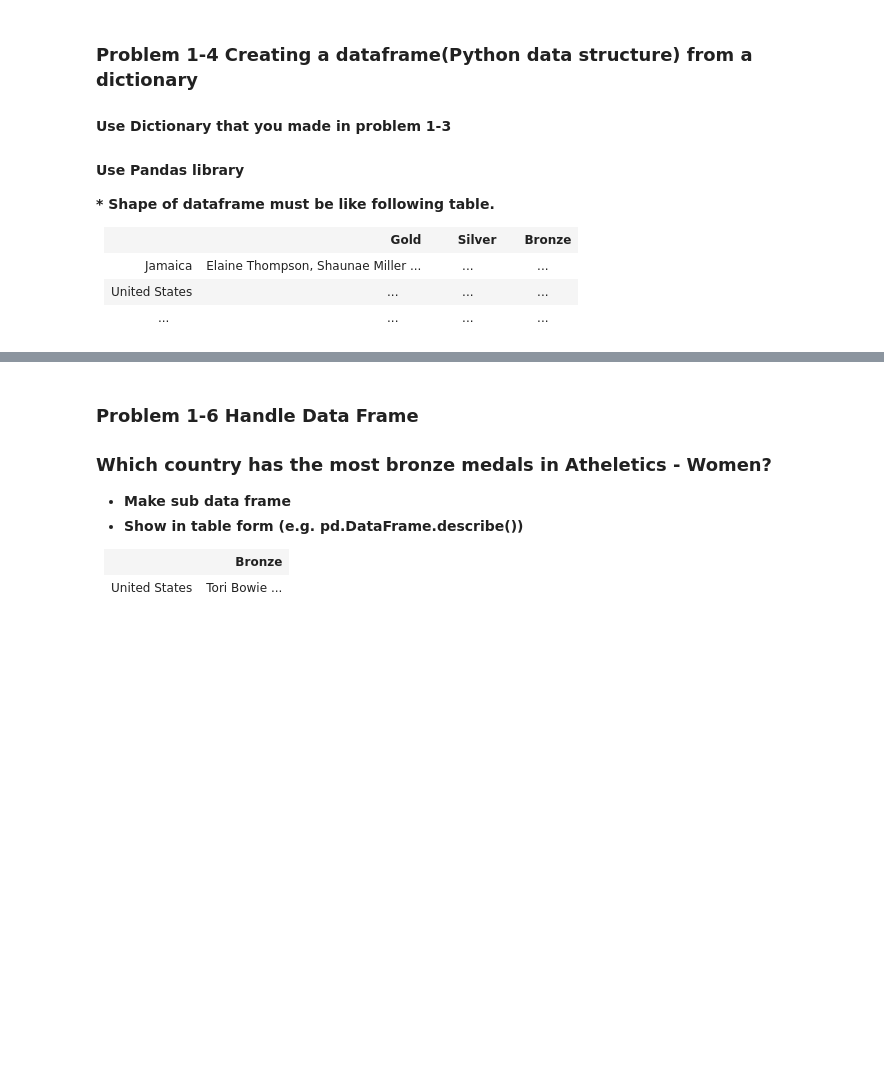
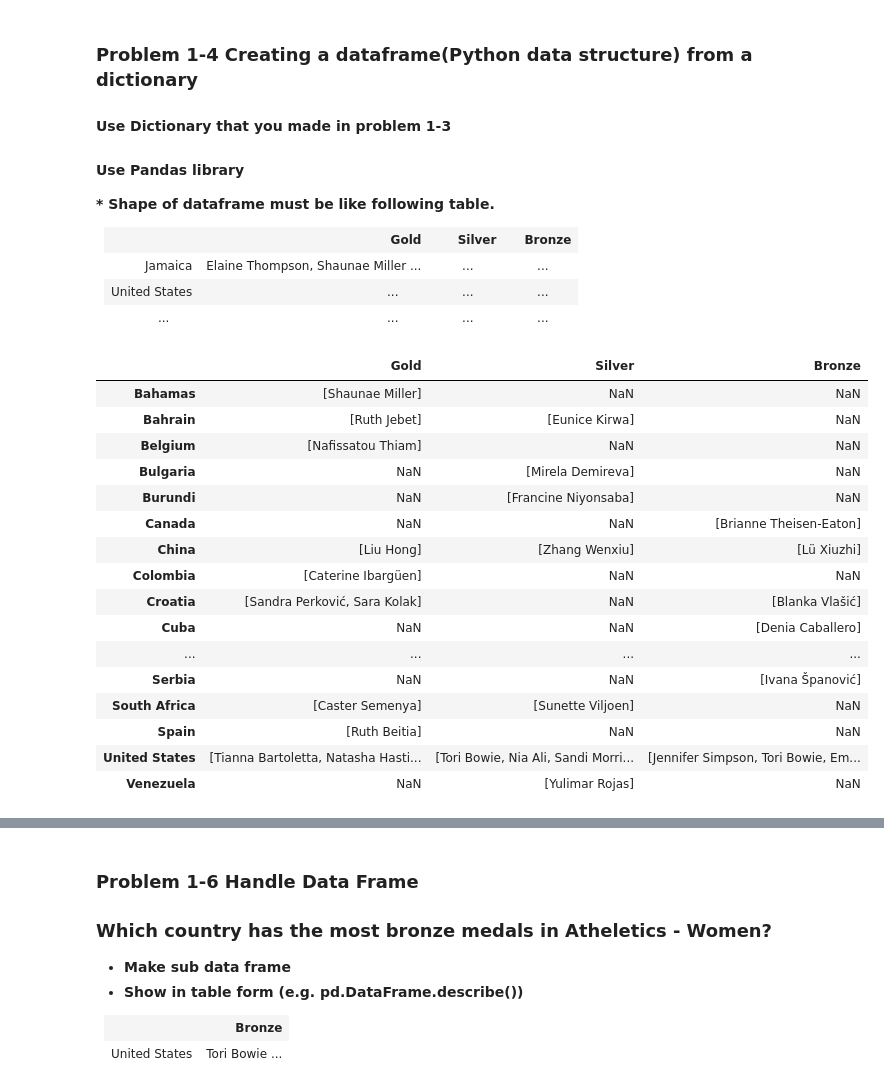
Before and after one commit to JinheonBaek/DataScience, a Jupyter notebook: HW-2/HW2_2016320198_백진헌.ipynb, the cells around one changed output, grey strips where cells are left out. Cells and saved outputs as stored; diff of their text form; code cells hidden in the pictures; blank space fills up the shorter version.

```diff
--- a/HW-2/HW2_2016320198_백진헌.ipynb
+++ b/HW-2/HW2_2016320198_백진헌.ipynb
@@ -267,22 +238,9 @@ for medalist in gold_medalists:
-# %%
-for i in range(3):
-    for medalist in medalists[i]:
-        if len(medalist) == 2:
-            if medalist[1] in atheletics_women_medalists and medals[i] in atheletics_women_medalists[medalist[1]]:
-                atheletics_women_medalists[medalist[1]][medals[i]].append(medalist[0])
-            else:
-                if medalist[1] in atheletics_women_medalists:
-                    atheletics_women_medalists[medalist[1]][medals[i]] = [medalist[0]]
-                else:
-                    atheletics_women_medalists[medalist[1]] = {medals[i]: [medalist[0]]}
-        else:
-            if medalist[0] in atheletics_women_medalists and medals[i] in atheletics_women_medalists[medalist[0]]:
-                atheletics_women_medalists[medalist[0]][medals[i]].extend(medalist[1:])
-            else:
-                if medalist[0] in atheletics_women_medalists:
-                    atheletics_women_medalists[medalist[0]][medals[i]] = [medalist[1:]]
-                else:
-                    atheletics_women_medalists[medalist[0]] = {medals[i]: medalist[1:]}
+# %%
+## Delete Duplicate Data
+for country in atheletics_women_medalists:
+    for medal in medals:
+        if medal in atheletics_women_medalists[country]:
+            atheletics_women_medalists[country][medal] = list(set(atheletics_women_medalists[country][medal]))
 # %%
 atheletics_women_medalists
 # %% [output]
@@ -344,7 +298,26 @@ __* Shape of dataframe must be like following table.__
 # %%
 # create dataframe
 # Use the following code
 # indices: countries, columns: Medal type
 
 ###YOUR CODE HERE###
-df = pd.DataFrame.from_dict(atheletics_women_medalists).T
+df = pd.DataFrame.from_dict(atheletics_women_medalists, orient='index')
+df
+# %% [output]
+|  | Gold | Silver | Bronze |
+| Bahamas | [Shaunae Miller] | NaN | NaN |
+| Bahrain | [Ruth Jebet] | [Eunice Kirwa] | NaN |
+| Belgium | [Nafissatou Thiam] | NaN | NaN |
+| Bulgaria | NaN | [Mirela Demireva] | NaN |
+| Burundi | NaN | [Francine Niyonsaba] | NaN |
+| Canada | NaN | NaN | [Brianne Theisen-Eaton] |
+| China | [Liu Hong] | [Zhang Wenxiu] | [Lü Xiuzhi] |
+| Colombia | [Caterine Ibargüen] | NaN | NaN |
+| Croatia | [Sandra Perković, Sara Kolak] | NaN | [Blanka Vlašić] |
+| Cuba | NaN | NaN | [Denia Caballero] |
+| ... | ... | ... | ... |
+| Serbia | NaN | NaN | [Ivana Španović] |
+| South Africa | [Caster Semenya] | [Sunette Viljoen] | NaN |
+| Spain | [Ruth Beitia] | NaN | NaN |
+| United States | [Tianna Bartoletta, Natasha Hasti... | [Tori Bowie, Nia Ali, Sandi Morri... | [Jennifer Simpson, Tori Bowie, Em... |
+| Venezuela | NaN | [Yulimar Rojas] | NaN |
```
Also changed, not shown: parts of 24 cells of this notebook.
